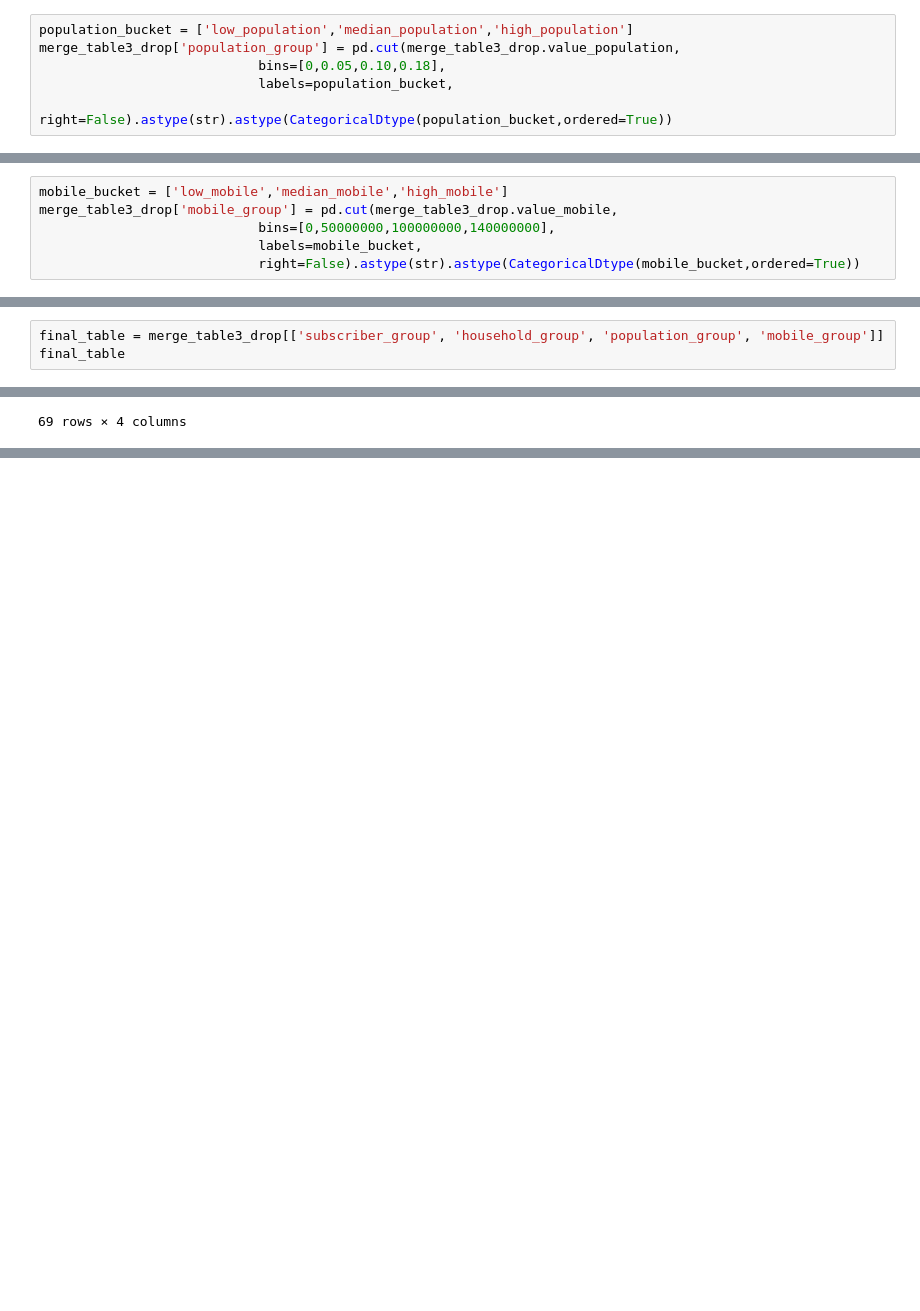
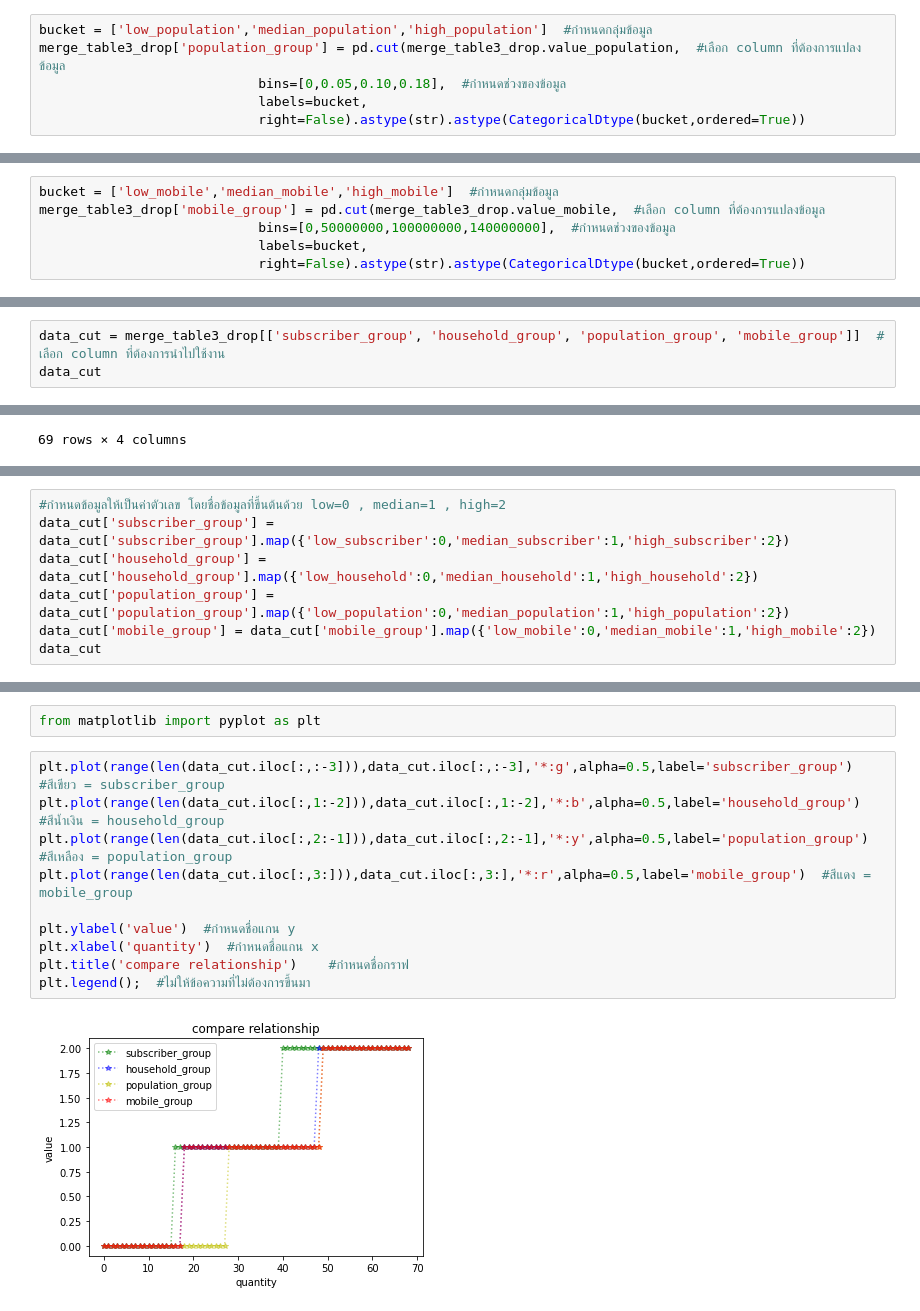
Before and after one commit to Nunticha24/DWDM21, a Jupyter notebook: Project_lookmhee.ipynb, the cells around one changed output, grey strips where cells are left out. Saved outputs shown, nothing was run; the diff lists cells and outputs as text; blank space fills up the shorter version.

```diff
--- a/Project_lookmhee.ipynb
+++ b/Project_lookmhee.ipynb
@@ -471,11 +478,11 @@ See the caveats in the documentation: https://pandas.pydata.org/pandas-docs/stab
 * ถ้ามีค่าตั้งแต่ 0.05 - 0.10 จะให้เป็น median_population
 * ถ้ามีค่าตั้งแต่ 0.10 - 0.18 จะให้เป็น high_population
 # %%
-population_bucket = ['low_population','median_population','high_population']
-merge_table3_drop['population_group'] = pd.cut(merge_table3_drop.value_population,
-                            bins=[0,0.05,0.10,0.18],
-                            labels=population_bucket,
-                            right=False).astype(str).astype(CategoricalDtype(population_bucket,ordered=True))
+bucket = ['low_population','median_population','high_population']  #กำหนดกลุ่มข้อมูล
+merge_table3_drop['population_group'] = pd.cut(merge_table3_drop.value_population,  #เลือก column ที่ต้องการแปลงข้อมูล
+                            bins=[0,0.05,0.10,0.18],  #กำหนดช่วงของข้อมูล
+                            labels=bucket,
+                            right=False).astype(str).astype(CategoricalDtype(bucket,ordered=True))
 # %% [output]
 A value is trying to be set on a copy of a slice from a DataFrame.
 Try using .loc[row_indexer,col_indexer] = value instead
@@ -489,11 +496,11 @@ See the caveats in the documentation: https://pandas.pydata.org/pandas-docs/stab
 * ถ้ามีค่าตั้งแต่ 2000000 - 5000000 จะให้เป็น median_mobile
 * ถ้ามีค่าตั้งแต่ 5000000 - 12000000 จะให้เป็น high_mobile
 # %%
-mobile_bucket = ['low_mobile','median_mobile','high_mobile']
-merge_table3_drop['mobile_group'] = pd.cut(merge_table3_drop.value_mobile,
-                            bins=[0,50000000,100000000,140000000],
-                            labels=mobile_bucket,
-                            right=False).astype(str).astype(CategoricalDtype(mobile_bucket,ordered=True))
+bucket = ['low_mobile','median_mobile','high_mobile']  #กำหนดกลุ่มข้อมูล
+merge_table3_drop['mobile_group'] = pd.cut(merge_table3_drop.value_mobile,  #เลือก column ที่ต้องการแปลงข้อมูล
+                            bins=[0,50000000,100000000,140000000],  #กำหนดช่วงของข้อมูล
+                            labels=bucket,
+                            right=False).astype(str).astype(CategoricalDtype(bucket,ordered=True))
 # %% [output]
 A value is trying to be set on a copy of a slice from a DataFrame.
 Try using .loc[row_indexer,col_indexer] = value instead
@@ -528,8 +535,8 @@ Index(['no.', 'Mobile Market Report', 'value_mobile', 'quarter',
        'population_group', 'mobile_group'],
       dtype='object')
 # %%
-final_table = merge_table3_drop[['subscriber_group', 'household_group', 'population_group', 'mobile_group']]
-final_table
+data_cut = merge_table3_drop[['subscriber_group', 'household_group', 'population_group', 'mobile_group']]  # เลือก column ที่ต้องการนำไปใช้งาน
+data_cut
 # %% [output]
 |  | subscriber_group | household_group | population_group | mobile_group |
 | 0 | low_subscriber | low_household | low_population | low_mobile |
@@ -546,0 +620,7 @@ final_table
+# %%
+#กำหนดข้อมูลให้เป็นค่าตัวเลข โดยชื่อข้อมูลที่ขึ้นต้นด้วย low=0 , median=1 , high=2
+data_cut['subscriber_group'] = data_cut['subscriber_group'].map({'low_subscriber':0,'median_subscriber':1,'high_subscriber':2})
+data_cut['household_group'] = data_cut['household_group'].map({'low_household':0,'median_household':1,'high_household':2})
+data_cut['population_group'] = data_cut['population_group'].map({'low_population':0,'median_population':1,'high_population':2})
+data_cut['mobile_group'] = data_cut['mobile_group'].map({'low_mobile':0,'median_mobile':1,'high_mobile':2})
+data_cut
@@ -546,0 +661,14 @@ final_table
+# %%
+from matplotlib import pyplot as plt
+# %%
+plt.plot(range(len(data_cut.iloc[:,:-3])),data_cut.iloc[:,:-3],'*:g',alpha=0.5,label='subscriber_group')   #สีเขียว = subscriber_group
+plt.plot(range(len(data_cut.iloc[:,1:-2])),data_cut.iloc[:,1:-2],'*:b',alpha=0.5,label='household_group')  #สีน้ำเงิน = household_group
+plt.plot(range(len(data_cut.iloc[:,2:-1])),data_cut.iloc[:,2:-1],'*:y',alpha=0.5,label='population_group')  #สีเหลือง = population_group
+plt.plot(range(len(data_cut.iloc[:,3:])),data_cut.iloc[:,3:],'*:r',alpha=0.5,label='mobile_group')  #สีแดง = mobile_group
+
+plt.ylabel('value')  #กำหนดชื่อแกน y
+plt.xlabel('quantity')  #กำหนดชื่อแกน x
+plt.title('compare relationship')    #กำหนดชื่อกราฟ
+plt.legend();  #ไม่ให้ข้อความที่ไม่ต้องการขึ้นมา
+# %% [output]
+[figure, added]
```
Also changed, not shown: parts of 20 cells of this notebook.
